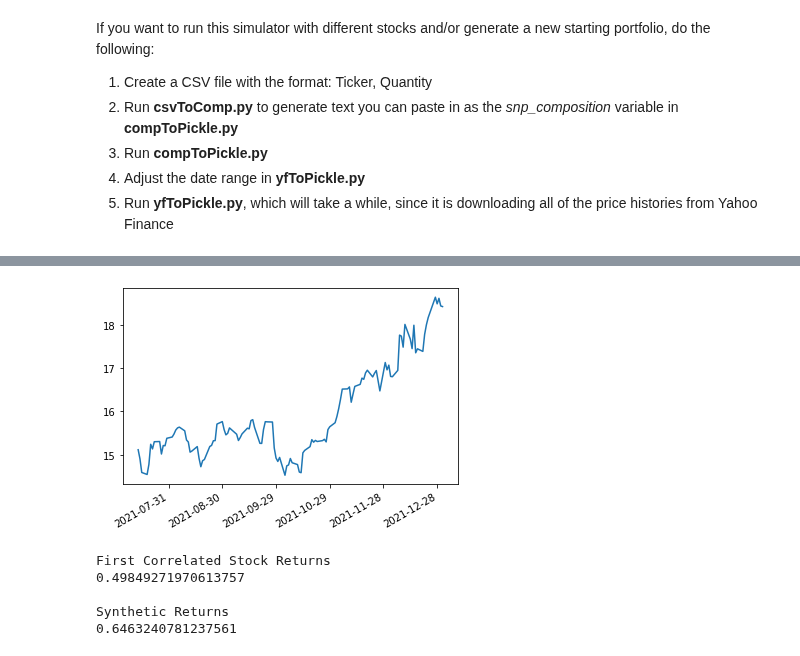
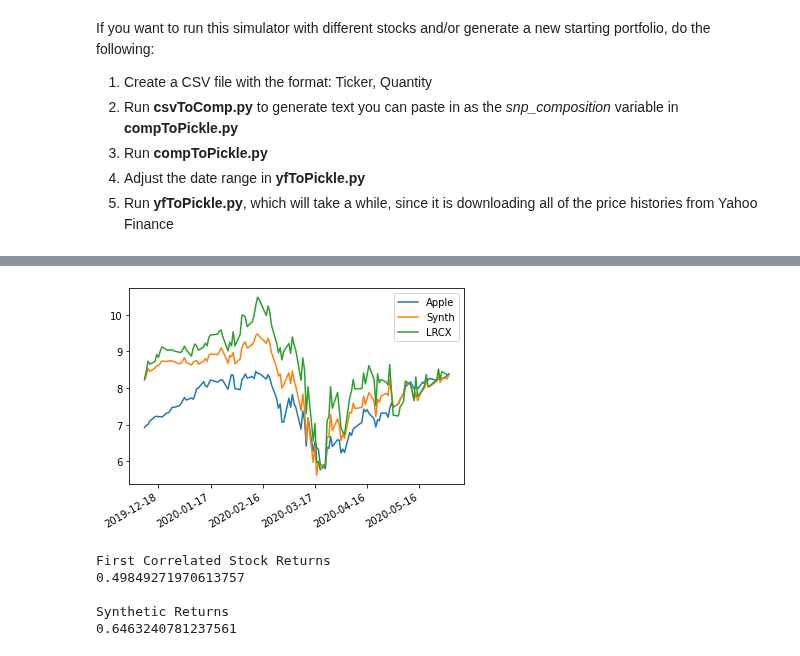
Before and after one commit to NikhilAPatel/A-Hybrid-Learning-Approach-to-Generating-Synthetic-Positions-for-Tax-Loss-Harvesting, a Jupyter notebook: model.ipynb, the cells around one changed output, grey strips where cells are left out. Drawn from its saved outputs; the diff is of its cells as text; code cells hidden in the pictures.

Commit message:
Portfolio plotter with dates

```diff
--- a/model.ipynb
+++ b/model.ipynb
@@ -331,11 +331,12 @@ class Stock:
 
 
 class Portfolio:
-    def __init__(self, starting_cash_balance: float = 1000000, starting_stocks=None):
+    def __init__(self, name, starting_cash_balance: float = 1000000, starting_stocks=None):
         """Creates a new portfolio
         :param starting_cash_balance: The amount of cash the portfolio should start with (default 100,000.0)
         :param starting_stocks: A dictionary containing the stocks the portfolio should begin with {'Ticker': Stock Object} (default is no starting stocks)
         """
+        self.name = name
         if starting_stocks is None:
             starting_stocks = {}
         self.stocks = starting_stocks
@@ -480,49 +481,70 @@ for a_stock in aapl_clone.keys():
 #initial_stocks['LRCX'] = Stock('LRCX', 1)
 # %%
 # The hybrid learning portfolio
-h_l_portfolio = Portfolio(0,
-                          initial_stocks)
+h_l_portfolio = Portfolio("Synth", 0, initial_stocks)
+aapl_portfolio = Portfolio("Apple", 0, {'AAPL': Stock('AAPL', 1)})
+lrcx_port = Portfolio("LRCX", 0, {'LRCX': Stock('LRCX', 1)})
+
+ratio = h_l_portfolio.value/aapl_portfolio.value
+
+ratio2 = h_l_portfolio.value/lrcx_port.value
+
+real_aapl_port =  Portfolio("Apple", 0, {'AAPL': Stock('AAPL', ratio)})
+real_lrcx_port = Portfolio("LRCX", 0, {'LRCX': Stock('LRCX', ratio2)})
+
+
+portfolios = [real_aapl_port, h_l_portfolio, real_lrcx_port]
+
 print(all_dates[0])
 
-for date in range(len(all_dates)-120, len(all_dates)):
+for date in range(len(all_dates)-520, len(all_dates)-400):
     # update the current day
     current_date = date
 
     # Allow the portfolio to perform start of day updates
-    h_l_portfolio.begin_day()
+    for sim_portfolio in portfolios:
+        sim_portfolio.begin_day()
 
-    # Determine which stocks should be tax loss harvested
-    losers = h_l_portfolio.identify_losers()
+        # Determine which stocks should be tax loss harvested
+        losers = sim_portfolio.identify_losers()
 
-    # for losing_stock in losers:
-    #     # Get dictionary of replacement stocks {'Ticker': Quantity}
-    #     replacement_stocks = hybrid_learning_replace(losing_stock)
-    #
-    #     # Sell the losing stock
-    #     h_l_portfolio.sell_stock(losing_stock, sell_all=True)
-    #
-    #     # Buy the replacement stocks
-    #     for buy_stock in replacement_stocks.keys():
-    #         h_l_portfolio.buy_stock(buy_stock, replacement_stocks[buy_stock])
+        # for losing_stock in losers:
+        #     # Get dictionary of replacement stocks {'Ticker': Quantity}
+        #     replacement_stocks = hybrid_learning_replace(losing_stock)
+        #
+        #     # Sell the losing stock
+        #     portfolio.sell_stock(losing_stock, sell_all=True)
+        #
+        #     # Buy the replacement stocks
+        #     for buy_stock in replacement_stocks.keys():
+        #         portfolio.buy_stock(buy_stock, replacement_stocks[buy_stock])
 
-    # Allow the portfolio to perform end-of-day updates
-    h_l_portfolio.end_day(all_dates[date])
+        # Allow the portfolio to perform end-of-day updates
+        sim_portfolio.end_day(all_dates[date])
+
+returns = []
+
+# Inform the portfolio that the simulation has ended
+for portfolio in portfolios:
+    returns.append(portfolio.end_simulation())
 
 
-# Inform the portfolio that the simulation has ended
-returns = h_l_portfolio.end_simulation()
-print(all_dates[10])
+def plot_portfolio(p):
+    plt.gca().xaxis.set_major_formatter(mdates.DateFormatter('%Y-%m-%d'))
+    plt.gca().xaxis.set_major_locator(mdates.DayLocator(interval=30))
 
-days = []
-y = []
-for price in h_l_portfolio.price_history:
-    days.append(price)
-    y.append(h_l_portfolio.price_history[price])
+    for port in p:
+        days = []
+        y_price = []
+        for price in port.price_history:
+            days.append(price)
+            y_price.append(port.price_history[price])
+        plt.plot(days,y_price, label = port.name)
 
-plt.gca().xaxis.set_major_formatter(mdates.DateFormatter('%Y-%m-%d'))
-plt.gca().xaxis.set_major_locator(mdates.DayLocator(interval=30))
-plt.plot(days,y)
-plt.gcf().autofmt_xdate()
-plt.show()
+    plt.gcf().autofmt_xdate()
+    plt.legend(loc='best')
+    plt.show()
+
+plot_portfolio(portfolios)
 # %% [output]
 2015-01-02T00:00:00.000000000
@@ -530,4 +551,4 @@ plt.show()
-[figure, old version]
+[figure, new version]
 # %%
 AAPLRets = sptm_price_history['AAPL'].iloc[len(sptm_price_history['AAPL'].Close)-120:].Close.pct_change()
 LRCXRets= sptm_price_history['LRCX'].iloc[len(sptm_price_history['LRCX'].Close)-120:].Close.pct_change()
```
Also changed, not shown: parts of 2 cells of this notebook.
